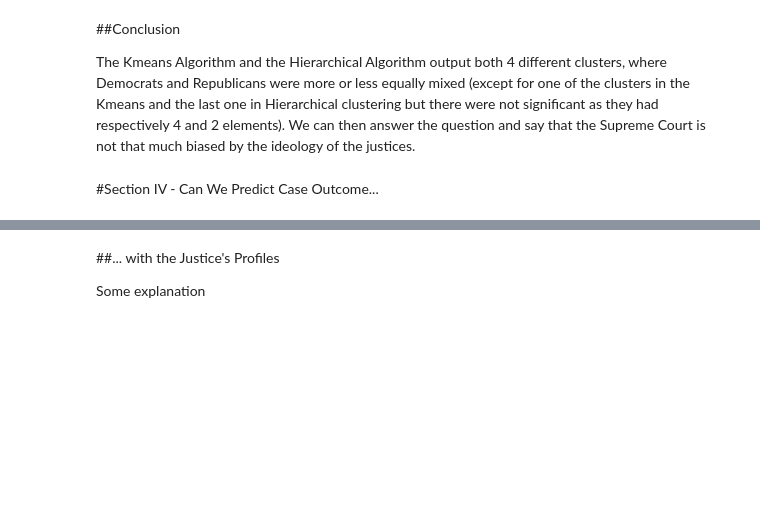
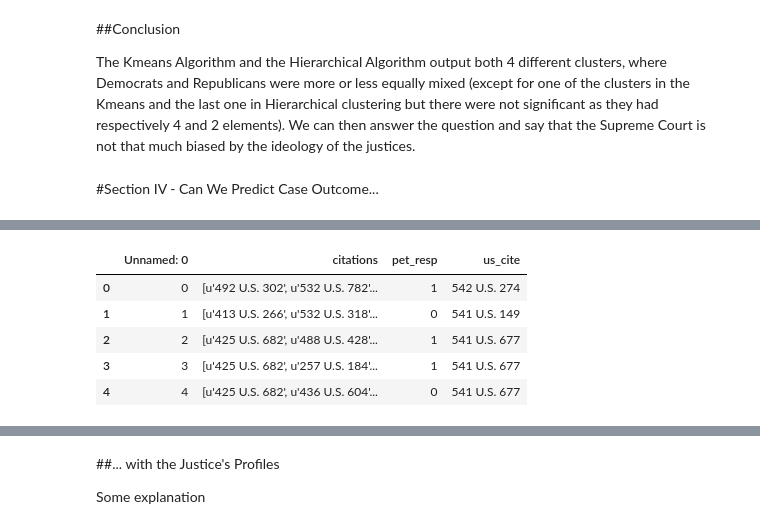
Before and after one commit to pjbull/benchmarked, a Jupyter notebook: Process.ipynb, the cells around one changed output, grey strips where cells are left out. Drawn from its saved outputs; the diff is of its cells as text; code cells hidden in the pictures; blank space fills up the shorter version.

```diff
--- a/Process.ipynb
+++ b/Process.ipynb
@@ -667,0 +1139,5 @@ Bullshit
+# %%
+#First, we read in the brief data for a year
+brief_df = pd.read_csv('cite_graph_03_04.csv')
+brief_df.head()
+# %% [output]
@@ -667,0 +1149,6 @@ Bullshit
+|  | Unnamed: 0 | citations | pet_resp | us_cite |
+| 0 | 0 | [u'492 U.S. 302', u'532 U.S. 782'... | 1 | 542 U.S. 274 |
+| 1 | 1 | [u'413 U.S. 266', u'532 U.S. 318'... | 0 | 541 U.S. 149 |
+| 2 | 2 | [u'425 U.S. 682', u'488 U.S. 428'... | 1 | 541 U.S. 677 |
+| 3 | 3 | [u'425 U.S. 682', u'257 U.S. 184'... | 1 | 541 U.S. 677 |
+| 4 | 4 | [u'425 U.S. 682', u'436 U.S. 604'... | 0 | 541 U.S. 677 |
```
Also changed, not shown: parts of 45 cells of this notebook.
